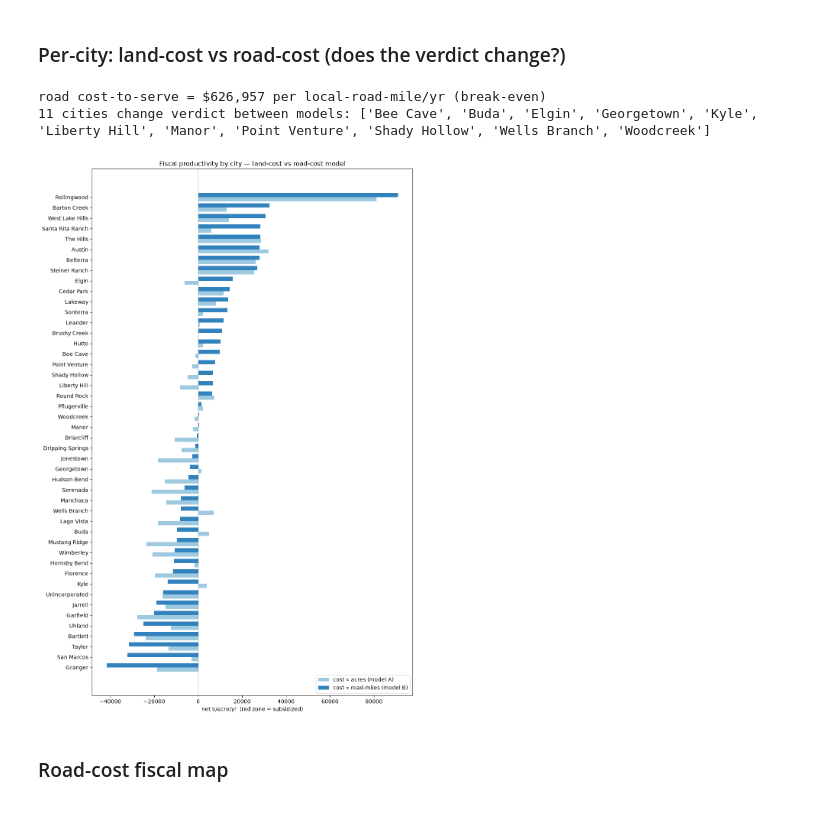
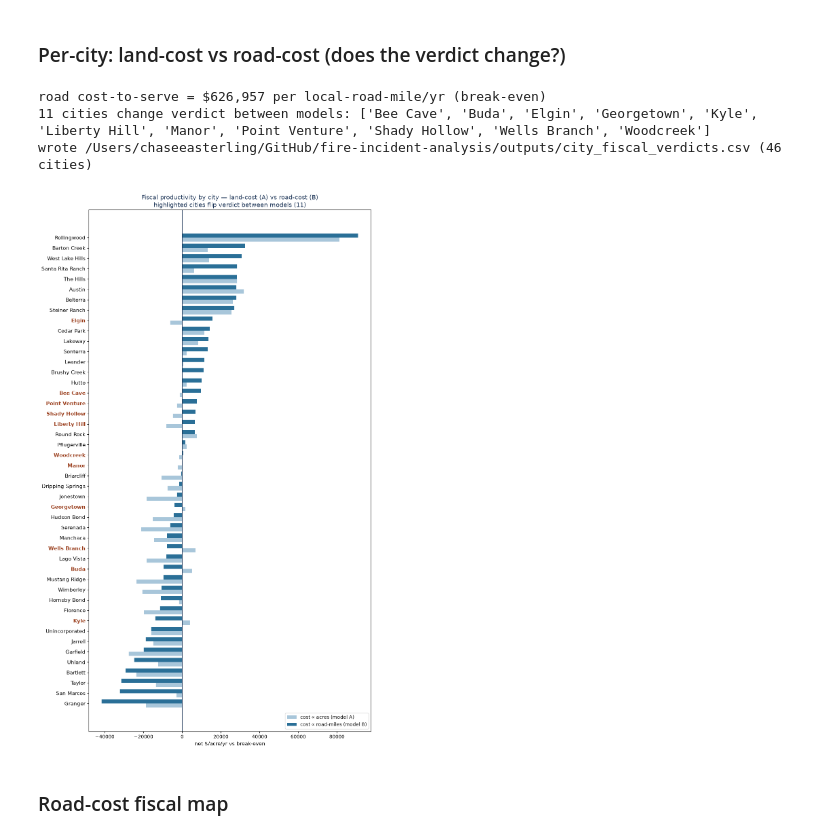
Before and after one commit to open-austin/fire-incident-analysis, a Jupyter notebook: notebooks/fiscal_productivity.ipynb, the cells around one changed output. Saved outputs shown, nothing was run; the diff lists cells and outputs as text; code cells hidden in the pictures.

```diff
--- a/notebooks/fiscal_productivity.ipynb
+++ b/notebooks/fiscal_productivity.ipynb
@@ -232,28 +232,54 @@ print(f'{len(local):,} local road segments, {local["mi"].sum():,.0f} local road-
 # %%
 rj = gpd.sjoin(rpts, places, how='left', predicate='within'); rj['NAME'] = rj['NAME'].fillna('Unincorporated')
 road_mi = rj.groupby('NAME')['mi'].sum()
 dv = dev.groupby('city').agg(revenue=('revenue','sum'), acres=('land_acres','sum'), parcels=('revenue','size'))
 dv['road_mi'] = road_mi.reindex(dv.index).fillna(0)
 dv = dv[dv['parcels'] >= MIN_CITY_PARCELS]
 cost_per_mi = dv['revenue'].sum() / dv['road_mi'].sum()
 dv['net_land'] = (dv['revenue'] - be_dev * dv['acres']) / dv['acres']
 dv['net_road'] = (dv['revenue'] - cost_per_mi * dv['road_mi']) / dv['acres']
 print(f'road cost-to-serve = ${cost_per_mi:,.0f} per local-road-mile/yr (break-even)')
 flips = dv[(dv['net_land'] > 0) != (dv['net_road'] > 0)]
 print(f'{len(flips)} cities change verdict between models:', sorted(flips.index.tolist()))
+
+# Export per-city verdicts + median home values so the report's §6.2 table is
+# reproducible from committed code (median = residential-sized parcels, 0.05–1.5 ac).
+homes = g[g['land_acres'].between(0.05, 1.5)]
+dv['median_home_value'] = homes.groupby('city')['market_value'].median().reindex(dv.index)
+def _verdict(r):
+    a, b = r['net_land'] > 0, r['net_road'] > 0
+    if a != b:
+        return 'flips to contributor' if b else 'flips to net drain'
+    return 'contributor under both' if a else 'net drain under both'
+dv['verdict'] = dv.apply(_verdict, axis=1)
+dv.sort_values('net_road', ascending=False).to_csv(OUT_DIR / 'city_fiscal_verdicts.csv')
+print(f"wrote {OUT_DIR / 'city_fiscal_verdicts.csv'} ({len(dv)} cities)")
+
+# chart — Austin civic palette; verdict-flipping cities highlighted
+sys.path.insert(0, str(REPO_ROOT))
+import viz_palette as vpal
 dv2 = dv.sort_values('net_road')
-fig, ax = plt.subplots(figsize=(10, max(5, 0.32*len(dv2))))
+fig, ax = plt.subplots(figsize=(10, max(6, 0.36*len(dv2))))
 y = np.arange(len(dv2))
-ax.barh(y-0.2, dv2['net_land'], height=0.4, color='#9ecae1', label='cost ∝ acres (model A)')
-ax.barh(y+0.2, dv2['net_road'], height=0.4, color='#3182bd', label='cost ∝ road-miles (model B)')
-ax.set_yticks(y); ax.set_yticklabels(dv2.index); ax.axvline(0, color='#333', lw=0.8)
-ax.set_xlabel('net $/acre/yr  (red zone = subsidized)'); ax.legend(loc='lower right')
-ax.set_title('Fiscal productivity by city — land-cost vs road-cost model')
-plt.tight_layout(); plt.savefig(OUT_DIR/'fiscal_land_vs_road.png', dpi=110); plt.show()
+ax.barh(y-0.2, dv2['net_land'], height=0.4, color='#a8c6da', label='cost ∝ acres (model A)')
+ax.barh(y+0.2, dv2['net_road'], height=0.4, color=vpal.BLUEBONNET, label='cost ∝ road-miles (model B)')
+ax.set_yticks(y); ax.set_yticklabels(dv2.index, fontsize=10.5)
+for lbl, city in zip(ax.get_yticklabels(), dv2.index):
+    if city in flips.index:
+        lbl.set_color(vpal.BURNT_ORANGE); lbl.set_fontweight('bold')
+ax.axvline(0, color=vpal.INK, lw=0.9)
+ax.set_xlabel('net $/acre/yr vs break-even', fontsize=11)
+ax.tick_params(axis='x', labelsize=10)
+ax.legend(loc='lower right', fontsize=10)
+ax.set_title('Fiscal productivity by city — land-cost (A) vs road-cost (B)\n'
+             f'highlighted cities flip verdict between models ({len(flips)})',
+             fontsize=13, color=vpal.INK)
+plt.tight_layout(); plt.savefig(OUT_DIR/'fiscal_land_vs_road.png', dpi=140, bbox_inches='tight'); plt.show()
 # %% [output]
 road cost-to-serve = $626,957 per local-road-mile/yr (break-even)
 11 cities change verdict between models: ['Bee Cave', 'Buda', 'Elgin', 'Georgetown', 'Kyle', 'Liberty Hill', 'Manor', 'Point Venture', 'Shady Hollow', 'Wells Branch', 'Woodcreek']
+wrote /Users/chaseeasterling/GitHub/fire-incident-analysis/outputs/city_fiscal_verdicts.csv (46 cities)
-[figure, old version]
+[figure, new version]
 # %% [markdown]
 ### Road-cost fiscal map
 # %%
```
Also changed, not shown: parts of 1 cell of this notebook, 6 other files.
